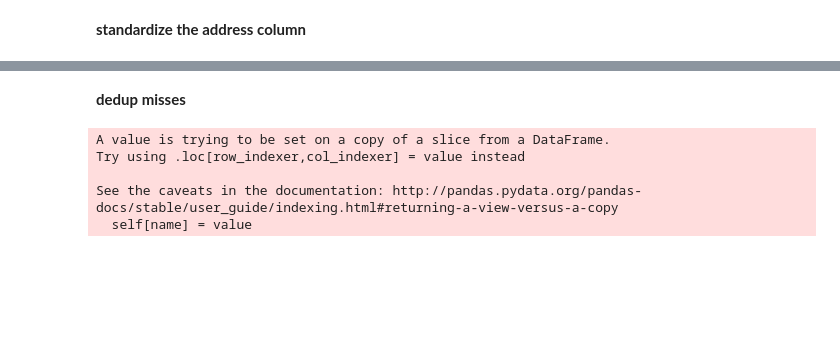
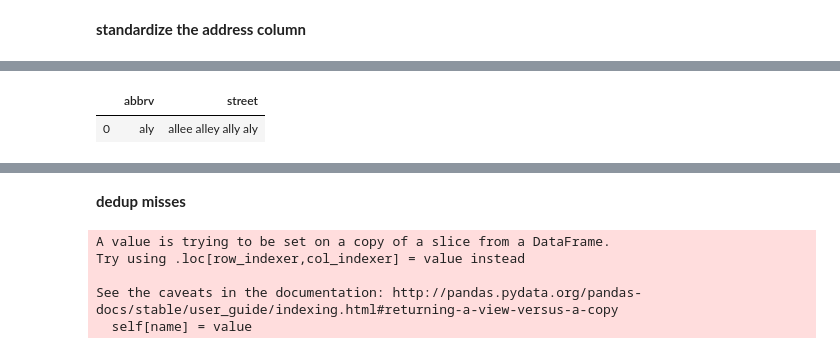
Before and after one commit to Barrett-Rogers/dq4-metro-beetles, a Jupyter notebook: dq4_metro_beetles_xin.ipynb, the cells around one changed output, grey strips where cells are left out. Drawn from its saved outputs; the diff is of its cells as text; code cells hidden in the pictures; blank space fills up the shorter version.

```diff
--- a/dq4_metro_beetles_xin.ipynb
+++ b/dq4_metro_beetles_xin.ipynb
@@ -100,0 +83,9 @@ See the caveats in the documentation: http://pandas.pydata.org/pandas-docs/stabl
+# %%
+suffix = pd.read_excel('data/street_suffix.xlsx')
+suffix = suffix[['abbrv','street']].dropna(how='any',axis=0).reset_index(drop=True)
+suffix.abbrv = suffix.abbrv.str.lower()
+suffix.street = suffix.street.str.lower()
+suffix.head(1)
+# %% [output]
+|  | abbrv | street |
+| 0 | aly | allee alley ally aly |
```
Also changed, not shown: parts of 33 cells of this notebook.
